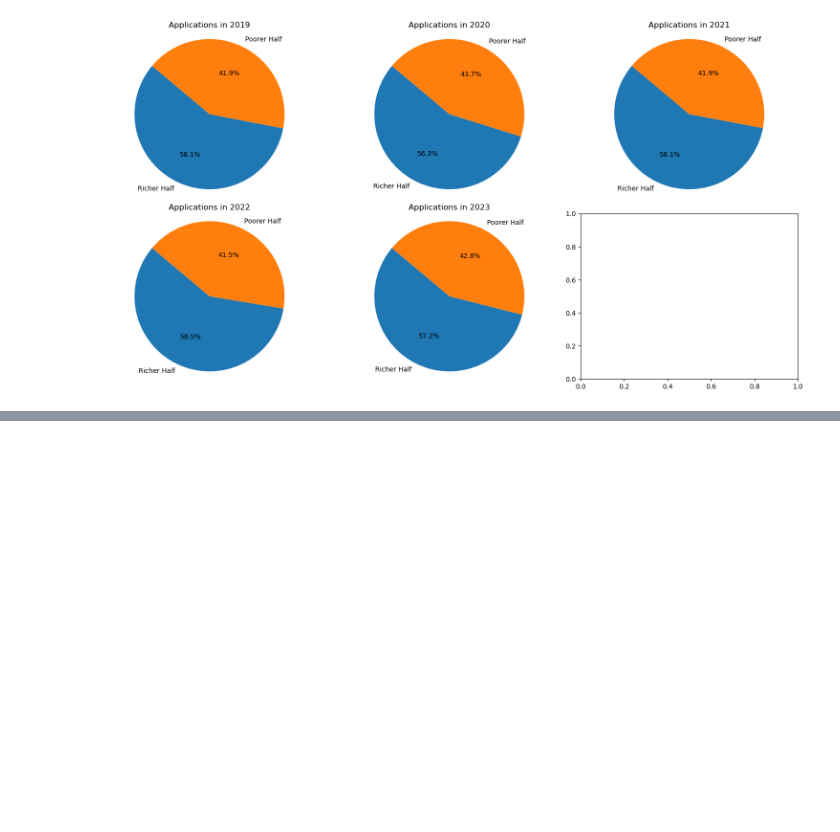
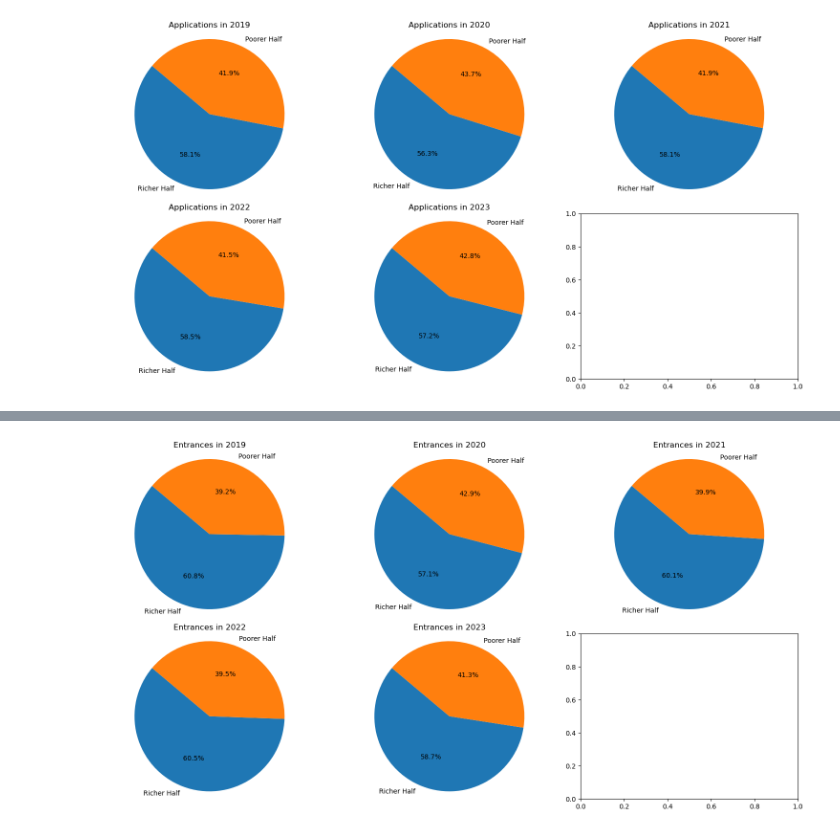
Before and after one commit to ascneuenheim/ST115_Brexit, a Jupyter notebook: Question 4 final a.k.a. Question 3.ipynb, the cells around one changed output, grey strips where cells are left out. Saved outputs shown, nothing was run; the diff lists cells and outputs as text; code cells hidden in the pictures; blank space fills up the shorter version.

```diff
--- a/Question 4 final a.k.a. Question 3.ipynb
+++ b/Question 4 final a.k.a. Question 3.ipynb
@@ -214,0 +251,62 @@ plt.show()
+# %%
+import matplotlib.pyplot as plt
+
+# Initialize variables to store total applications for rich and poor countries for each year
+rich_total_entrances = {}
+poor_total_entrances = {}
+
+# Iterate over each year
+for year in range(2019, 2024):
+    rich_sum = 0
+    poor_sum = 0
+
+    # Iterate over richer half countries
+    for country in rich_countries:
+        # Filter data for the current country and year
+        country_data = merged_data[(merged_data['Country'] == country)]
+
+        # Add the applications for the current country and year to the sum
+        rich_sum += country_data[f'Entrances {year}'].sum()
+
+    # Iterate over poorer half countries
+    for country in poor_countries:
+        # Filter data for the current country and year
+        country_data = merged_data[(merged_data['Country'] == country)]
+
+        # Add the applications for the current country and year to the sum
+        poor_sum += country_data[f'Entrances {year}'].sum()
+
+    # Store the total applications for the current year
+    rich_total_applications[year] = rich_sum
+    poor_total_applications[year] = poor_sum
+
+# Now, rich_total_applications and poor_total_applications contain the total applications for each year
+# for the richer half and poorer half countries, respectively.
+
+# Plotting pie charts for each year
+fig, axs = plt.subplots(2, 3, figsize=(15, 8))
+
+# Iterate over each year
+for i, year in enumerate(range(2019, 2024)):
+    # Data for the current year
+    rich_applications = rich_total_applications[year]
+    poor_applications = poor_total_applications[year]
+
+    # Labels for the pie chart
+    labels = ['Richer Half', 'Poorer Half']
+
+    # Sizes for the pie chart
+    sizes = [rich_applications, poor_applications]
+
+    # Plotting the pie chart
+    row = i // 3
+    col = i % 3
+    axs[row, col].pie(sizes, labels=labels, autopct='%1.1f%%', startangle=140)
+    axs[row, col].axis('equal')  # Equal aspect ratio ensures that pie is drawn as a circle
+    axs[row, col].set_title(f'Entrances in {year}')
+
+# Show the pie charts
+plt.tight_layout()
+plt.show()
+# %% [output]
+[figure, added]
```
Also changed, not shown: parts of 3 cells of this notebook.
